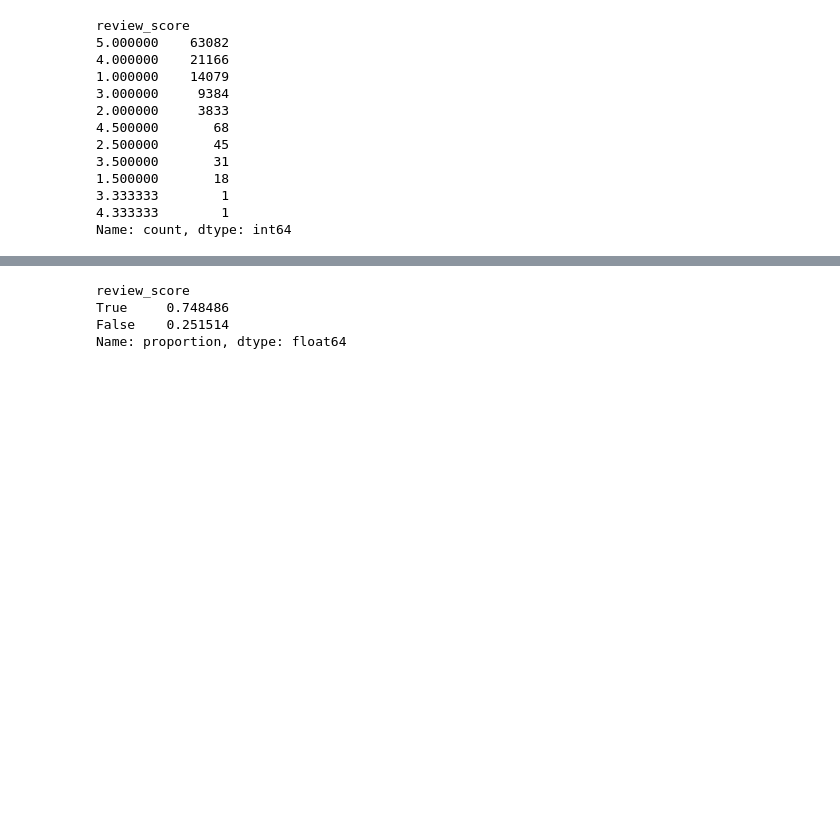
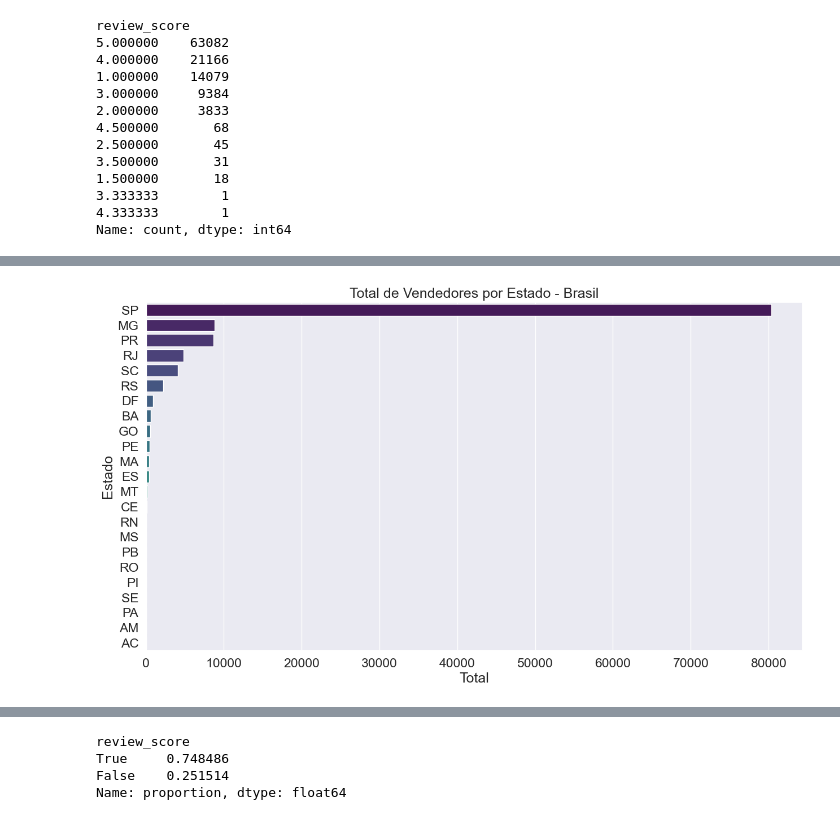
Before and after one commit to guilherme-iram/Ecommerce, a Jupyter notebook: EDA.ipynb, the cells around one changed output, grey strips where cells are left out. Cells and saved outputs as stored; diff of their text form; code cells hidden in the pictures; blank space fills up the shorter version.

Commit message:
Starting with EDA - Analysis of the variable of interest in relation to the states of Brazil, product sector and item description

```diff
--- a/EDA.ipynb
+++ b/EDA.ipynb
@@ -155,0 +235,7 @@ Name: count, dtype: int64
+# %%
+bar_plot(df, "seller_state", 'h', 15, 8,
+         title="Total de Vendedores por Estado - Brasil",
+         xlabel="Total",
+         ylabel="Estado")
+# %% [output]
+[figure, added]
```
Also changed, not shown: parts of 12 cells of this notebook.
